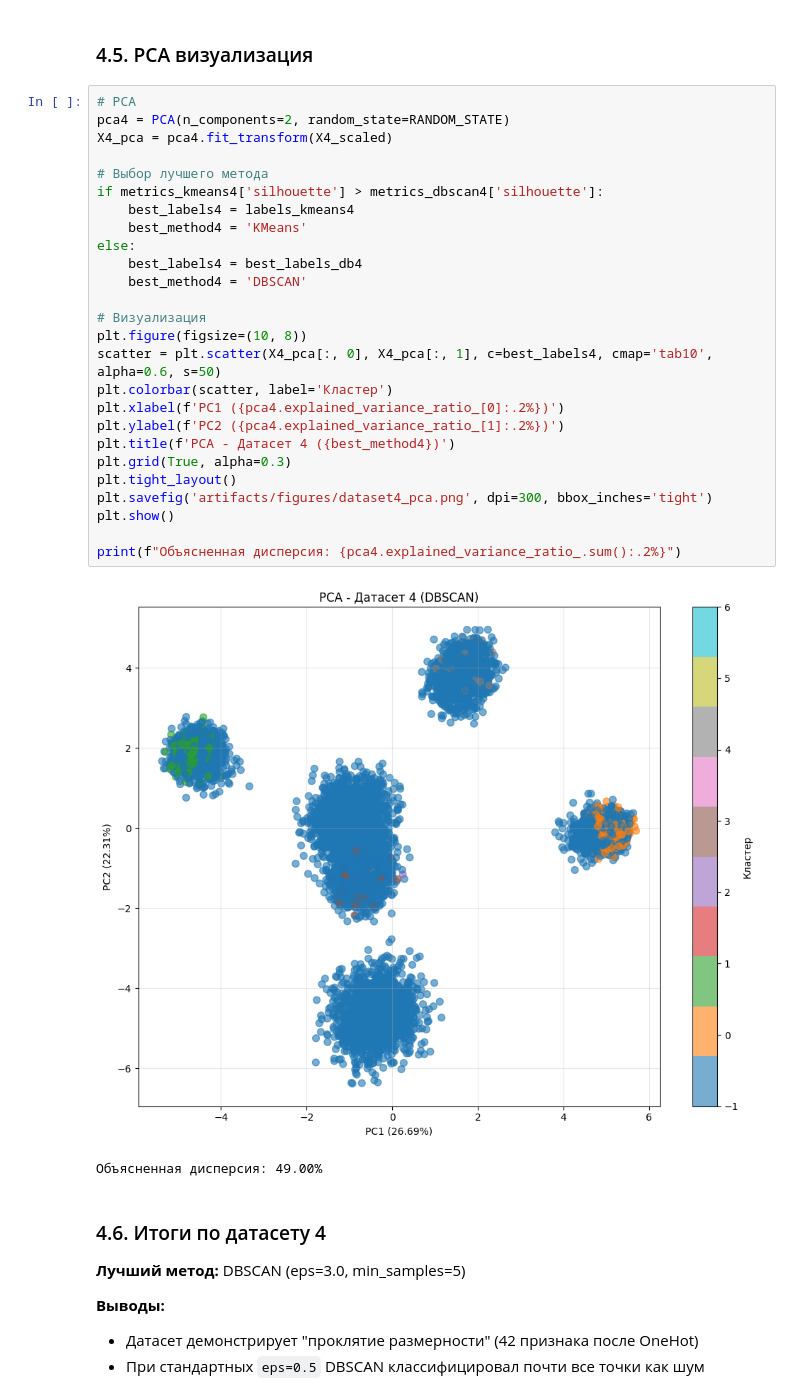
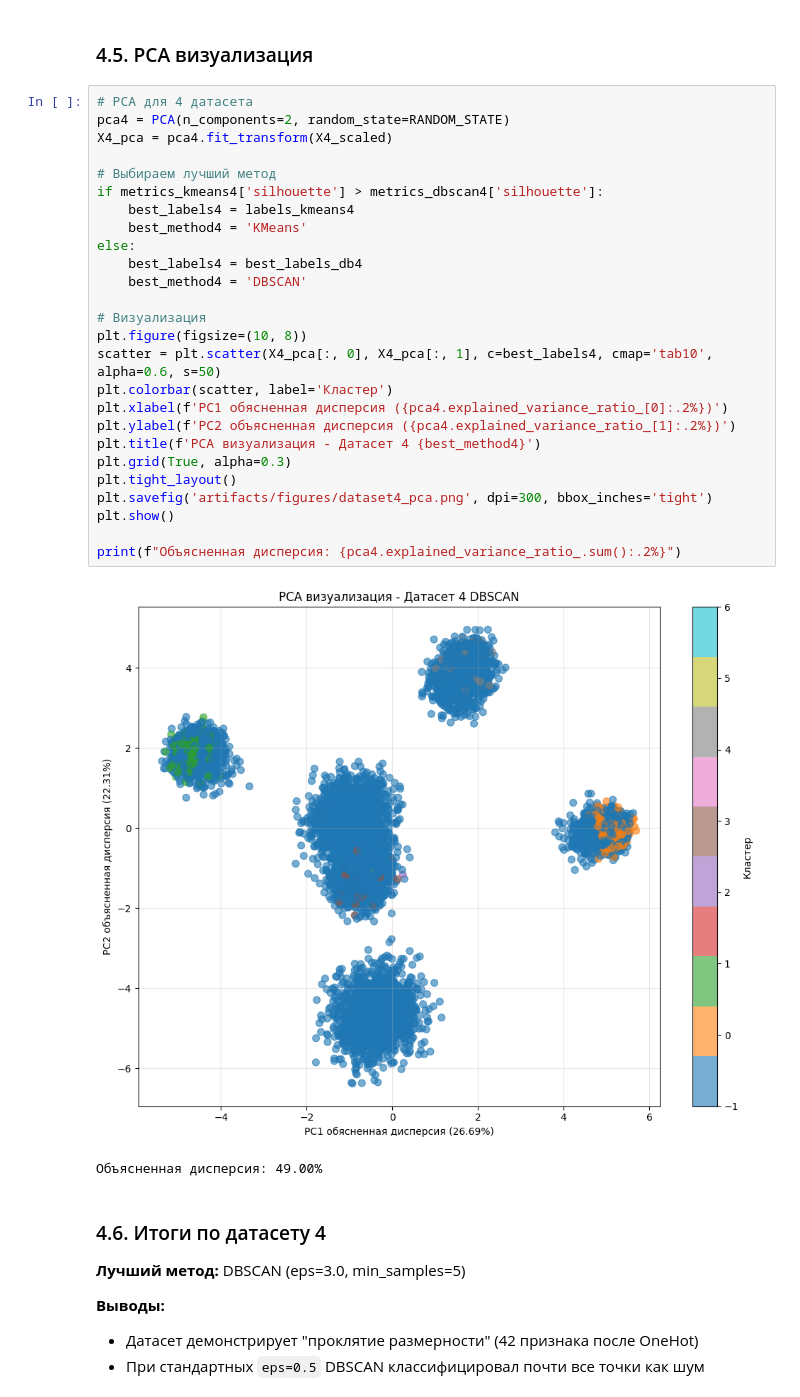
Before and after one commit to SeyYestyq/seyyestyq-aie-student-damir, a Jupyter notebook: homeworks/HW07/HW07.ipynb, the cells around one changed output. Cells and saved outputs as stored; diff of their text form.

```diff
--- a/homeworks/HW07/HW07.ipynb
+++ b/homeworks/HW07/HW07.ipynb
@@ -821,33 +819,33 @@ noise_ratio: 0.8856
 # %% [markdown]
 ### 4.5. PCA визуализация
 # %%
-# PCA
+# PCA для 4 датасета
 pca4 = PCA(n_components=2, random_state=RANDOM_STATE)
 X4_pca = pca4.fit_transform(X4_scaled)
 
-# Выбор лучшего метода
+# Выбираем лучший метод
 if metrics_kmeans4['silhouette'] > metrics_dbscan4['silhouette']:
     best_labels4 = labels_kmeans4
     best_method4 = 'KMeans'
 else:
     best_labels4 = best_labels_db4
     best_method4 = 'DBSCAN'
 
 # Визуализация
 plt.figure(figsize=(10, 8))
 scatter = plt.scatter(X4_pca[:, 0], X4_pca[:, 1], c=best_labels4, cmap='tab10', alpha=0.6, s=50)
 plt.colorbar(scatter, label='Кластер')
-plt.xlabel(f'PC1 ({pca4.explained_variance_ratio_[0]:.2%})')
-plt.ylabel(f'PC2 ({pca4.explained_variance_ratio_[1]:.2%})')
-plt.title(f'PCA - Датасет 4 ({best_method4})')
+plt.xlabel(f'PC1 обясненная дисперсия ({pca4.explained_variance_ratio_[0]:.2%})')
+plt.ylabel(f'PC2 объясненная дисперсия ({pca4.explained_variance_ratio_[1]:.2%})')
+plt.title(f'PCA визуализация - Датасет 4 {best_method4}')
 plt.grid(True, alpha=0.3)
 plt.tight_layout()
 plt.savefig('artifacts/figures/dataset4_pca.png', dpi=300, bbox_inches='tight')
 plt.show()
 
 print(f"Объясненная дисперсия: {pca4.explained_variance_ratio_.sum():.2%}")
 # %% [output]
-[figure, old version]
+[figure, new version]
 Объясненная дисперсия: 49.00%
 # %% [markdown]
 ### 4.6. Итоги по датасету 4
```
Also changed, not shown: parts of 16 cells of this notebook, 6 other files.
